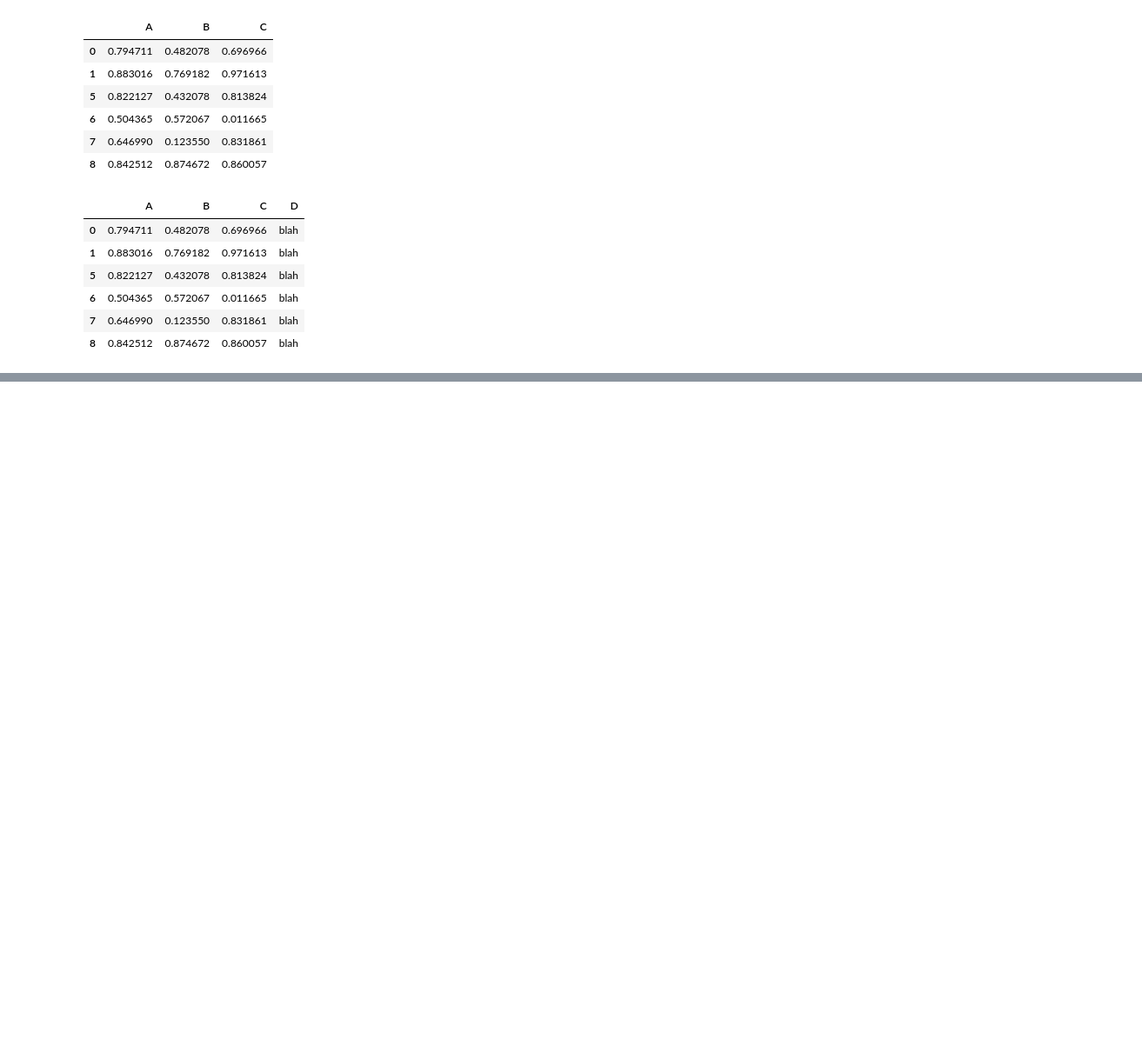
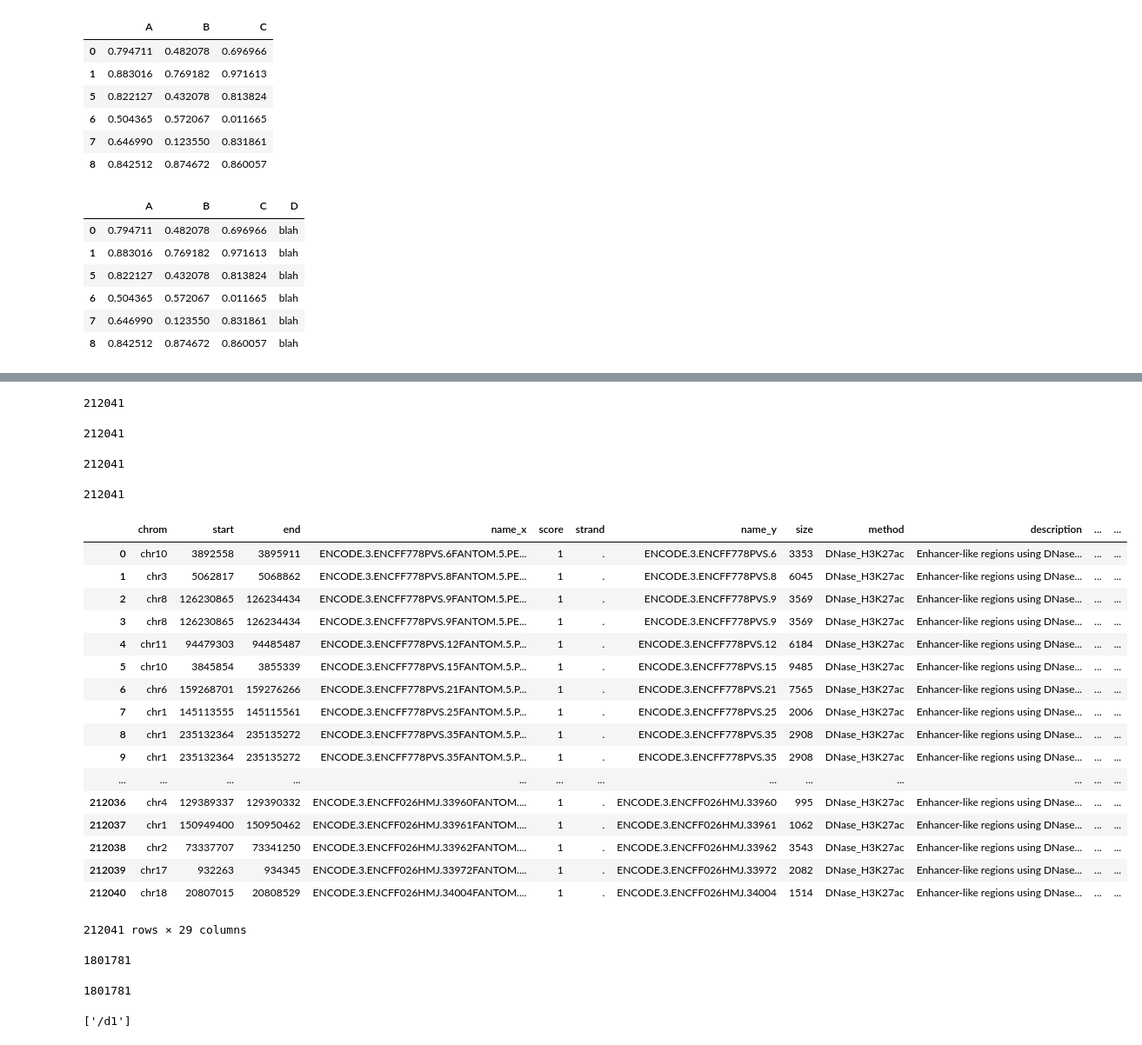
Before and after one commit to mvanzetti/thesis, a Jupyter notebook: notebooks/Dataframe Storage Exploration.ipynb, the cells around one changed output, grey strips where cells are left out. Shown at 87% size. Saved outputs shown, nothing was run; the diff lists cells and outputs as text; code cells hidden in the pictures; blank space fills up the shorter version.

```diff
--- a/notebooks/Dataframe Storage Exploration.ipynb
+++ b/notebooks/Dataframe Storage Exploration.ipynb
@@ -286,0 +352,56 @@ df1
+# %%
+overlaps_only_df = df.query('FA_ovlp_pct > 0')[['chrom', 'start', 'end', 'ovlp_name', 'score', 'strand']]
+# %%
+len(overlaps_only_df)
+# %% [output]
+212041
+# %%
+encode_ovlp_fantom_bed = BedTool().from_dataframe(overlaps_only_df)
+# %%
+encode_ovlp_fantom_bed.count()
+# %% [output]
+212041
+# %%
+after_some_operations_df = encode_ovlp_fantom_bed.to_dataframe()
+# %%
+after_some_operations_and_metadata_df = after_some_operations_df.merge(
+            df[['name', 'size', 'method',
+       'description', 'assembly', 'biosample_type', 'biosample_term_id',
+       'biosample_term_name', 'developmental_slims', 'system_slims',
+       'organ_slims', 'encyclopedia', 'FA_chrom', 'FA_start', 'FA_end',
+       'FA_name', 'FA_score', 'FA_size', 'FA_method', 'FA_ovlp_len',
+       'FA_ovlp_pct', 'FA_encyclopedia', 'ovlp_name']],
+            how='left', left_on='name', right_on='ovlp_name')
+# %%
+len(after_some_operations_and_metadata_df)
+# %% [output]
+212041
+# %%
+len(df.query('FA_ovlp_pct > 0'))
+# %% [output]
+212041
+# %%
+after_some_operations_and_metadata_df
+# %% [output]
+|  | chrom | start | end | name_x | score | strand | name_y | size | method | description | ... | ... |
+| 0 | chr10 | 3892558 | 3895911 | ENCODE.3.ENCFF778PVS.6FANTOM.5.PE... | 1 | . | ENCODE.3.ENCFF778PVS.6 | 3353 | DNase_H3K27ac | Enhancer-like regions using DNase... | ... | ... |
+| 1 | chr3 | 5062817 | 5068862 | ENCODE.3.ENCFF778PVS.8FANTOM.5.PE... | 1 | . | ENCODE.3.ENCFF778PVS.8 | 6045 | DNase_H3K27ac | Enhancer-like regions using DNase... | ... | ... |
+| 2 | chr8 | 126230865 | 126234434 | ENCODE.3.ENCFF778PVS.9FANTOM.5.PE... | 1 | . | ENCODE.3.ENCFF778PVS.9 | 3569 | DNase_H3K27ac | Enhancer-like regions using DNase... | ... | ... |
+| 3 | chr8 | 126230865 | 126234434 | ENCODE.3.ENCFF778PVS.9FANTOM.5.PE... | 1 | . | ENCODE.3.ENCFF778PVS.9 | 3569 | DNase_H3K27ac | Enhancer-like regions using DNase... | ... | ... |
+| 4 | chr11 | 94479303 | 94485487 | ENCODE.3.ENCFF778PVS.12FANTOM.5.P... | 1 | . | ENCODE.3.ENCFF778PVS.12 | 6184 | DNase_H3K27ac | Enhancer-like regions using DNase... | ... | ... |
+| 5 | chr10 | 3845854 | 3855339 | ENCODE.3.ENCFF778PVS.15FANTOM.5.P... | 1 | . | ENCODE.3.ENCFF778PVS.15 | 9485 | DNase_H3K27ac | Enhancer-like regions using DNase... | ... | ... |
+| 6 | chr6 | 159268701 | 159276266 | ENCODE.3.ENCFF778PVS.21FANTOM.5.P... | 1 | . | ENCODE.3.ENCFF778PVS.21 | 7565 | DNase_H3K27ac | Enhancer-like regions using DNase... | ... | ... |
+| 7 | chr1 | 145113555 | 145115561 | ENCODE.3.ENCFF778PVS.25FANTOM.5.P... | 1 | . | ENCODE.3.ENCFF778PVS.25 | 2006 | DNase_H3K27ac | Enhancer-like regions using DNase... | ... | ... |
+| 8 | chr1 | 235132364 | 235135272 | ENCODE.3.ENCFF778PVS.35FANTOM.5.P... | 1 | . | ENCODE.3.ENCFF778PVS.35 | 2908 | DNase_H3K27ac | Enhancer-like regions using DNase... | ... | ... |
+| 9 | chr1 | 235132364 | 235135272 | ENCODE.3.ENCFF778PVS.35FANTOM.5.P... | 1 | . | ENCODE.3.ENCFF778PVS.35 | 2908 | DNase_H3K27ac | Enhancer-like regions using DNase... | ... | ... |
+| ... | ... | ... | ... | ... | ... | ... | ... | ... | ... | ... | ... | ... |
+| 212036 | chr4 | 129389337 | 129390332 | ENCODE.3.ENCFF026HMJ.33960FANTOM.... | 1 | . | ENCODE.3.ENCFF026HMJ.33960 | 995 | DNase_H3K27ac | Enhancer-like regions using DNase... | ... | ... |
+| 212037 | chr1 | 150949400 | 150950462 | ENCODE.3.ENCFF026HMJ.33961FANTOM.... | 1 | . | ENCODE.3.ENCFF026HMJ.33961 | 1062 | DNase_H3K27ac | Enhancer-like regions using DNase... | ... | ... |
+| 212038 | chr2 | 73337707 | 73341250 | ENCODE.3.ENCFF026HMJ.33962FANTOM.... | 1 | . | ENCODE.3.ENCFF026HMJ.33962 | 3543 | DNase_H3K27ac | Enhancer-like regions using DNase... | ... | ... |
+| 212039 | chr17 | 932263 | 934345 | ENCODE.3.ENCFF026HMJ.33972FANTOM.... | 1 | . | ENCODE.3.ENCFF026HMJ.33972 | 2082 | DNase_H3K27ac | Enhancer-like regions using DNase... | ... | ... |
+| 212040 | chr18 | 20807015 | 20808529 | ENCODE.3.ENCFF026HMJ.34004FANTOM.... | 1 | . | ENCODE.3.ENCFF026HMJ.34004 | 1514 | DNase_H3K27ac | Enhancer-like regions using DNase... | ... | ... |
+212041 rows × 29 columns
+# %%
+len(df)
+# %% [output]
+1801781
@@ -286,0 +410,4 @@ df1
+# %%
+len(df)
+# %% [output]
+1801781
@@ -286,0 +416,4 @@ df1
+# %%
+store.keys()
+# %% [output]
+['/d1']
```
Also changed, not shown: parts of 35 cells of this notebook, 18 other files.
